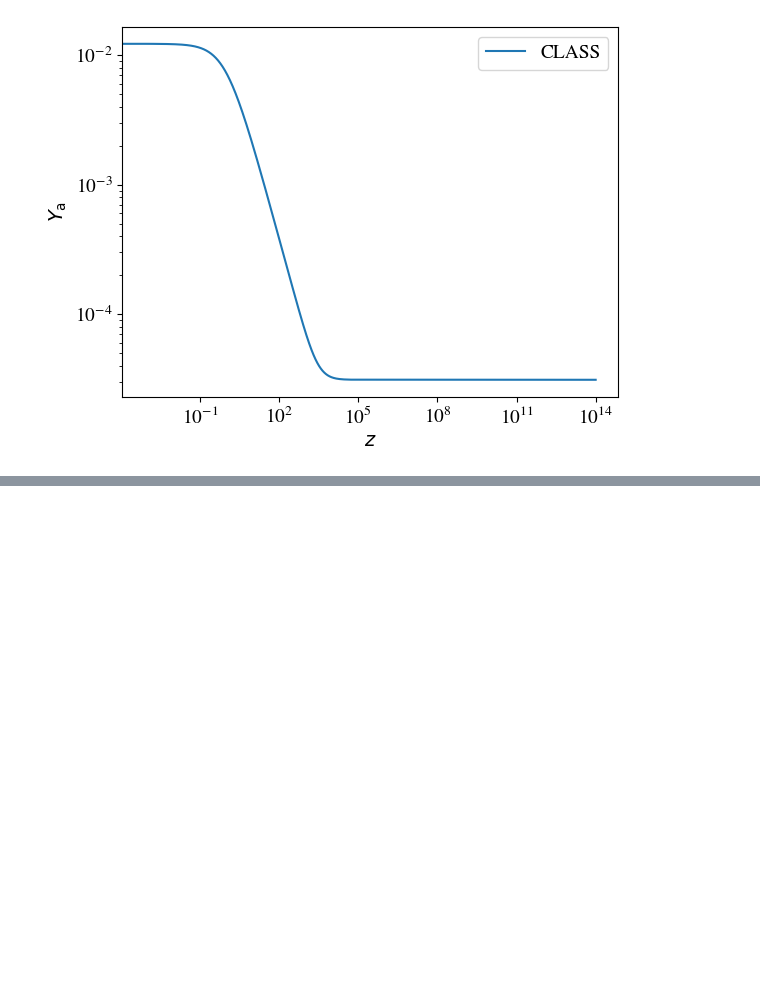
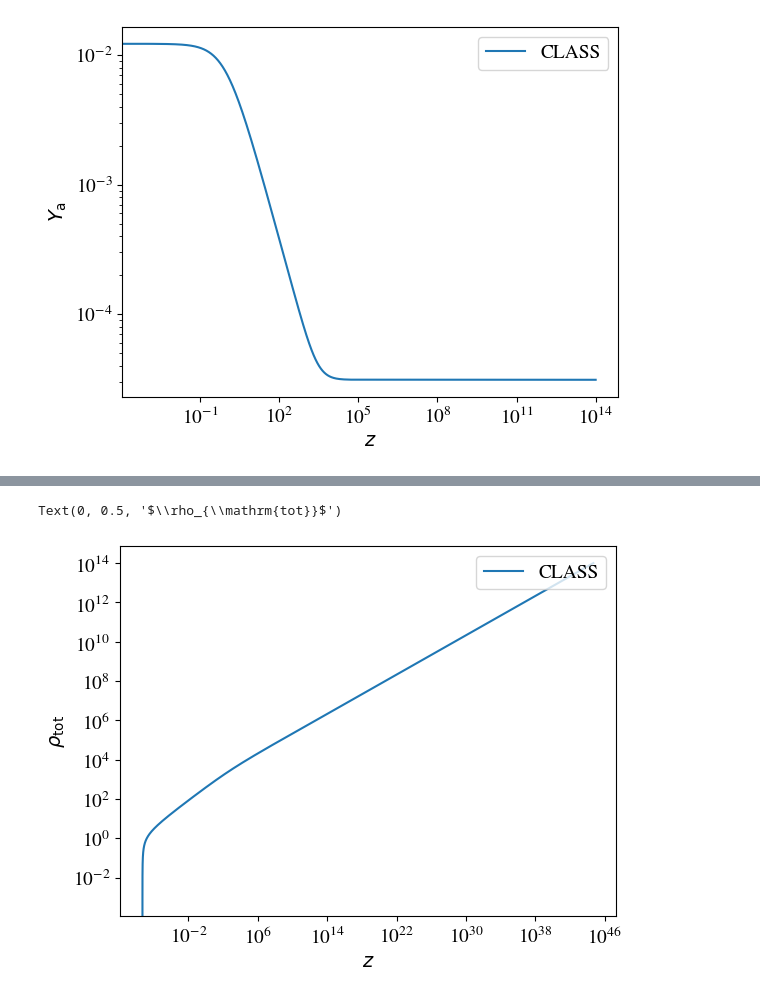
Before and after one commit to NightRunner7/class_public, a Jupyter notebook: Project/Evolution_Y_a.ipynb, the cells around one changed output, grey strips where cells are left out. Saved outputs shown, nothing was run; the diff lists cells and outputs as text; code cells hidden in the pictures; blank space fills up the shorter version.

```diff
--- a/Project/Evolution_Y_a.ipynb
+++ b/Project/Evolution_Y_a.ipynb
@@ -129,0 +147,12 @@ Text(0, 0.5, '$Y_{\\mathrm{a}}$')
+# %%
+plt.loglog(arr_rho_tot, arr_z, label='CLASS')
+
+# legend
+plt.legend(loc='upper right')
+# Describtion
+plt.xlabel(r"$z$")
+plt.ylabel(r"$\rho_{\mathrm{tot}}$")
+# plt.tight_layout()
+# %% [output]
+Text(0, 0.5, '$\\rho_{\\mathrm{tot}}$')
+[figure, added]
```
Also changed, not shown: parts of 3 cells of this notebook, 12 other files.
